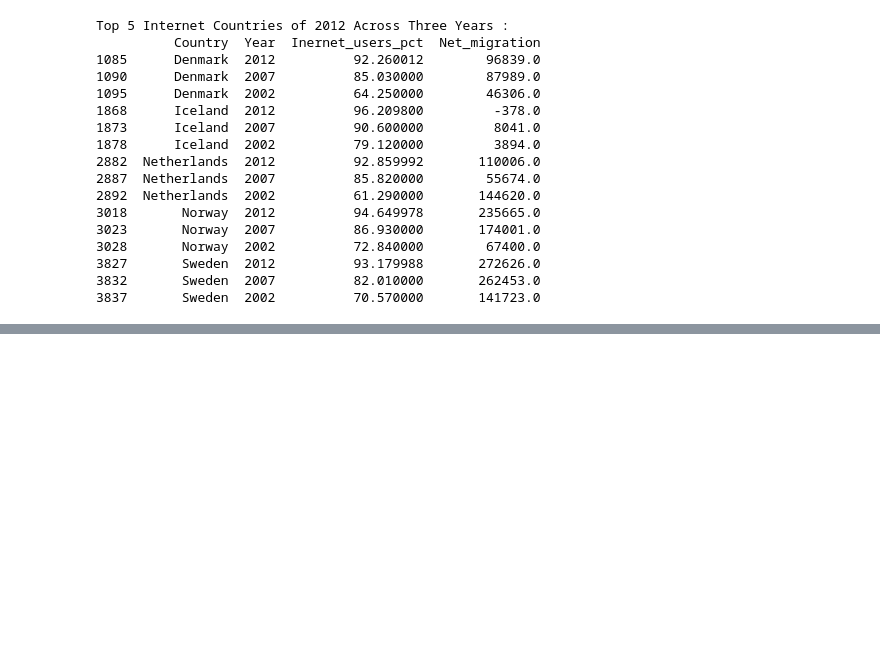
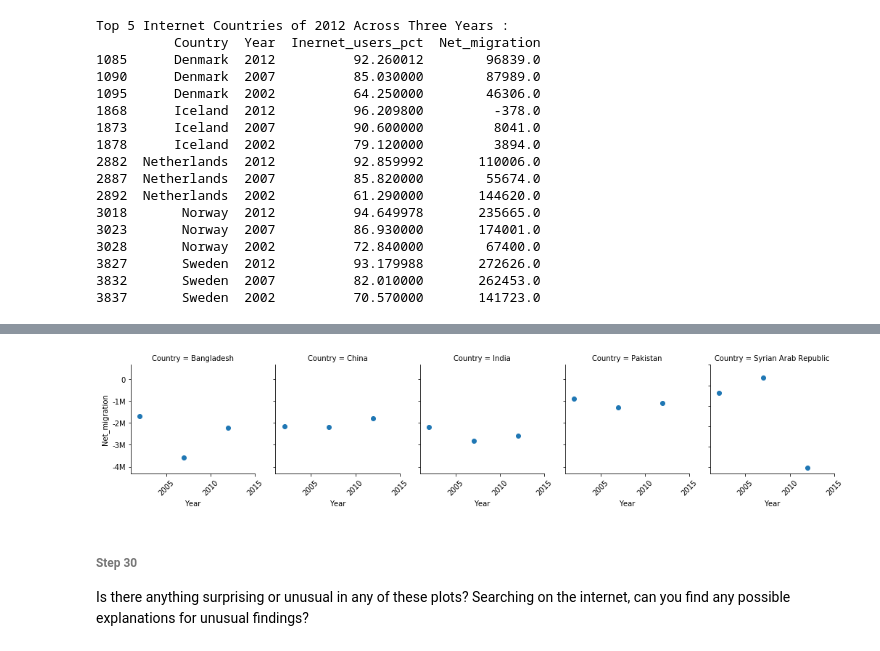
Before and after one commit to shrutijalewar/data-question-1-shrutijalewar, a Jupyter notebook: data-question-01.ipynb, the cells around one changed output, grey strips where cells are left out. Cells and saved outputs as stored; diff of their text form; code cells hidden in the pictures; blank space fills up the shorter version.

```diff
--- a/data-question-01.ipynb
+++ b/data-question-01.ipynb
@@ -340,0 +473,4 @@ Top 5 Internet Countries of 2012 Across Three Years :
+# %%
+merge_df_3_yr_bottom5_mig = merge_df_3_yr.loc[merge_df_3_yr['Country'].isin(['Syrian Arab Republic','India','Bangladesh','China','Pakistan'])]
+print('Bottom 5 Net Migration Countries of 2012 Across Three Years :')
+print(merge_df_3_yr_bottom5_mig)
@@ -340,0 +495,12 @@ Top 5 Internet Countries of 2012 Across Three Years :
+# %%
+g = sns.FacetGrid(merge_df_3_yr_bottom5_mig, col='Country')
+g.map(plt.scatter,'Year','Net_migration',)
+plt.xlim(2001, 2015)
+plt.yticks([-4000000,-3000000,-2000000,-1000000,0,1000000],['-4M','-3M','-2M','-1M','0','1M'])
+for ax in g.axes.flat:
+    plt.setp(ax.get_xticklabels(), rotation=45)
+# %% [output]
+[figure, added]
+# %% [markdown]
+###### Step 30
+Is there anything surprising or unusual in any of these plots? Searching on the internet, can you find any possible explanations for unusual findings?
```
Also changed, not shown: parts of 18 cells of this notebook.
